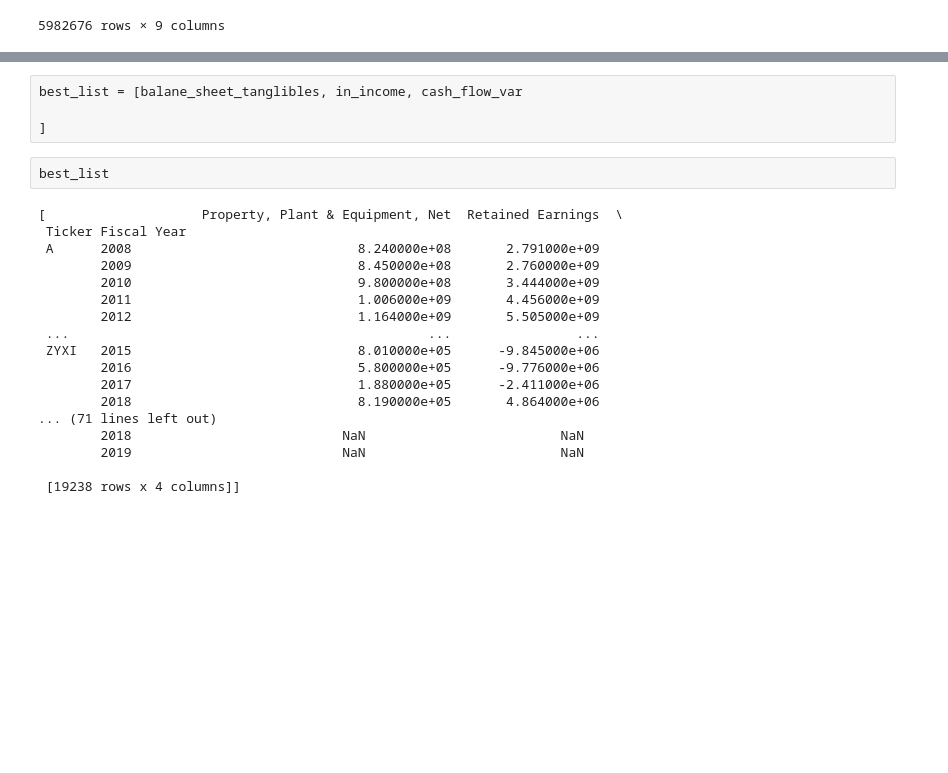
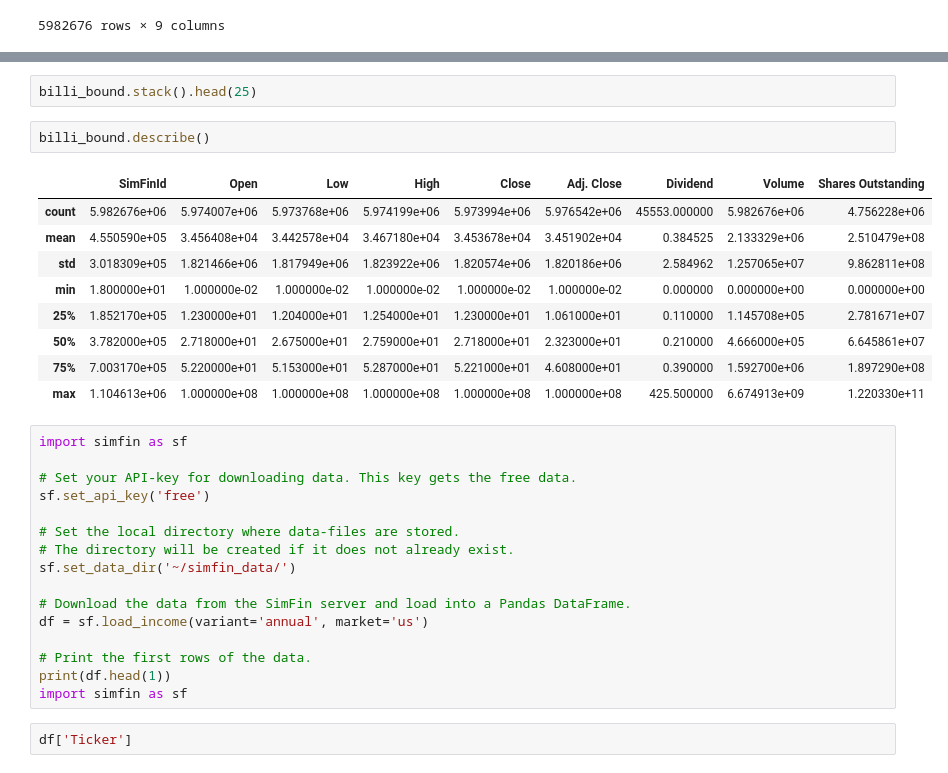
Before and after one commit to MuayThaiLegz/ScientificMethod_ForInvesting-, a Jupyter notebook: barrnun.ipynb, the cells around one changed output, grey strips where cells are left out. Drawn from its saved outputs; the diff is of its cells as text; blank space fills up the shorter version.

```diff
--- a/barrnun.ipynb
+++ b/barrnun.ipynb
@@ -594,24 +297,32 @@ bad_list
-# %%
-best_list = [balane_sheet_tanglibles, in_income, cash_flow_var
-
-]
-# %%
-best_list
-# %% [output]
-[                    Property, Plant & Equipment, Net  Retained Earnings  \
- Ticker Fiscal Year
- A      2008                             8.240000e+08       2.791000e+09
-        2009                             8.450000e+08       2.760000e+09
-        2010                             9.800000e+08       3.444000e+09
-        2011                             1.006000e+09       4.456000e+09
-        2012                             1.164000e+09       5.505000e+09
- ...                                              ...                ...
- ZYXI   2015                             8.010000e+05      -9.845000e+06
-        2016                             5.800000e+05      -9.776000e+06
-        2017                             1.880000e+05      -2.411000e+06
-        2018                             8.190000e+05       4.864000e+06
-... (71 lines left out)
-        2018                           NaN                         NaN
-        2019                           NaN                         NaN
-
- [19238 rows x 4 columns]]
+# %%
+billi_bound.stack().head(25)
+# %%
+billi_bound.describe()
+# %% [output]
+|  | SimFinId | Open | Low | High | Close | Adj. Close | Dividend | Volume | Shares Outstanding |
+| count | 5.982676e+06 | 5.974007e+06 | 5.973768e+06 | 5.974199e+06 | 5.973994e+06 | 5.976542e+06 | 45553.000000 | 5.982676e+06 | 4.756228e+06 |
+| mean | 4.550590e+05 | 3.456408e+04 | 3.442578e+04 | 3.467180e+04 | 3.453678e+04 | 3.451902e+04 | 0.384525 | 2.133329e+06 | 2.510479e+08 |
+| std | 3.018309e+05 | 1.821466e+06 | 1.817949e+06 | 1.823922e+06 | 1.820574e+06 | 1.820186e+06 | 2.584962 | 1.257065e+07 | 9.862811e+08 |
+| min | 1.800000e+01 | 1.000000e-02 | 1.000000e-02 | 1.000000e-02 | 1.000000e-02 | 1.000000e-02 | 0.000000 | 0.000000e+00 | 0.000000e+00 |
+| 25% | 1.852170e+05 | 1.230000e+01 | 1.204000e+01 | 1.254000e+01 | 1.230000e+01 | 1.061000e+01 | 0.110000 | 1.145708e+05 | 2.781671e+07 |
+| 50% | 3.782000e+05 | 2.718000e+01 | 2.675000e+01 | 2.759000e+01 | 2.718000e+01 | 2.323000e+01 | 0.210000 | 4.666000e+05 | 6.645861e+07 |
+| 75% | 7.003170e+05 | 5.220000e+01 | 5.153000e+01 | 5.287000e+01 | 5.221000e+01 | 4.608000e+01 | 0.390000 | 1.592700e+06 | 1.897290e+08 |
+| max | 1.104613e+06 | 1.000000e+08 | 1.000000e+08 | 1.000000e+08 | 1.000000e+08 | 1.000000e+08 | 425.500000 | 6.674913e+09 | 1.220330e+11 |
+# %%
+import simfin as sf
+
+# Set your API-key for downloading data. This key gets the free data.
+sf.set_api_key('free')
+
+# Set the local directory where data-files are stored.
+# The directory will be created if it does not already exist.
+sf.set_data_dir('~/simfin_data/')
+
+# Download the data from the SimFin server and load into a Pandas DataFrame.
+df = sf.load_income(variant='annual', market='us')
+
+# Print the first rows of the data.
+print(df.head(1))
+import simfin as sf
+# %%
+df['Ticker']
```
Also changed, not shown: parts of 61 cells of this notebook.
